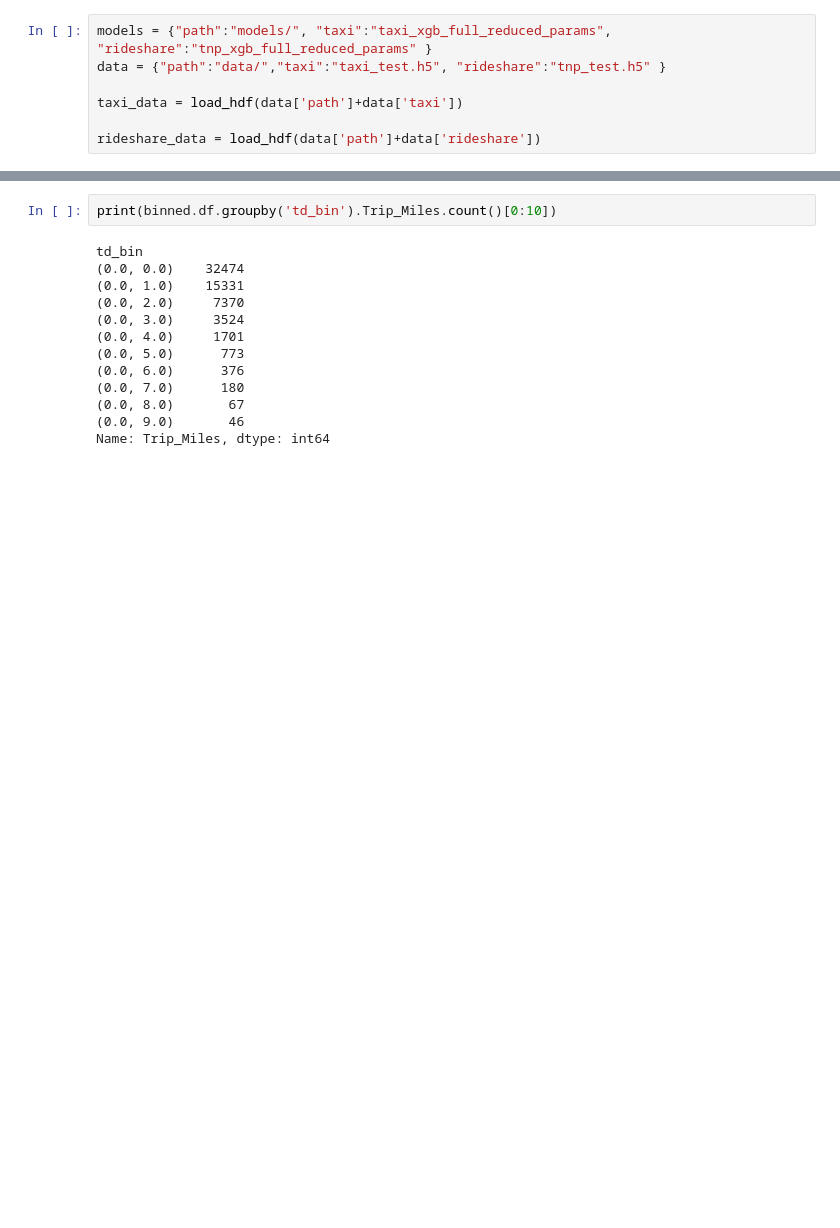
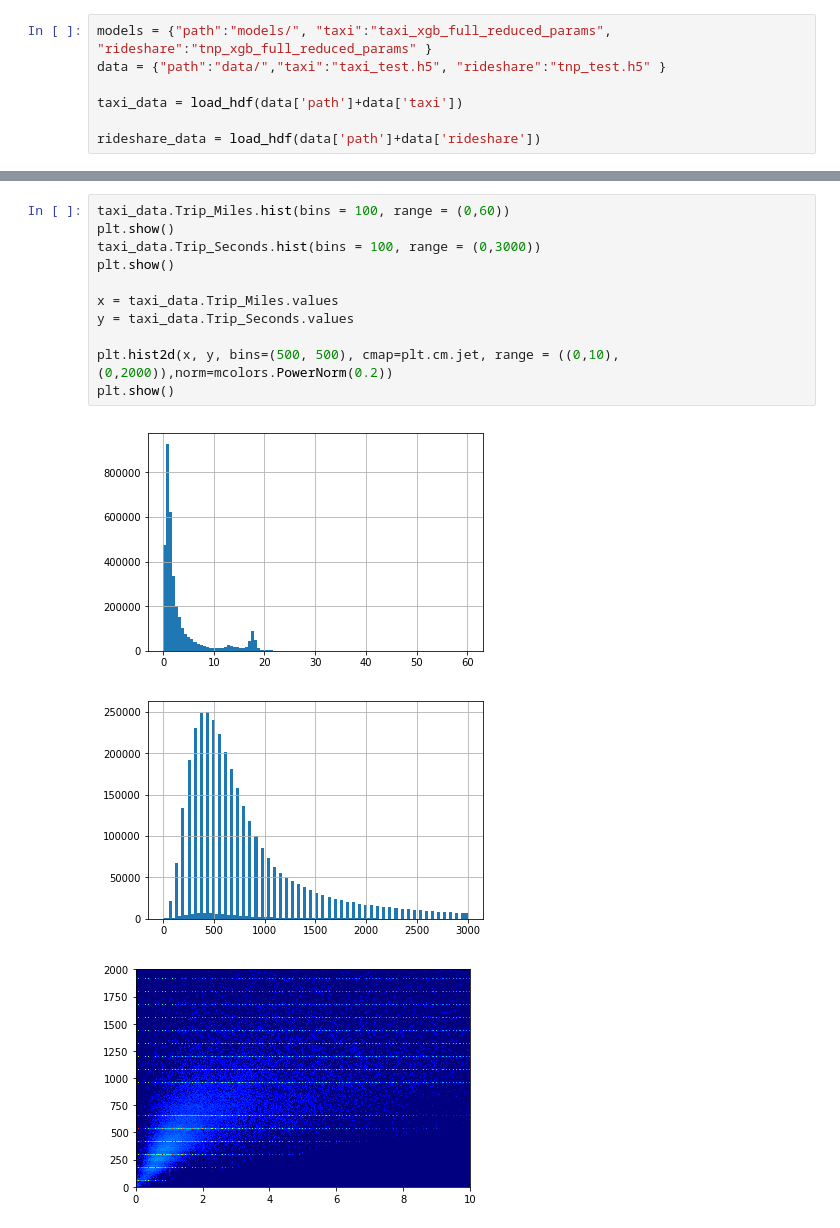
Before and after one commit to isaackod/TNP_taxi_project, a Jupyter notebook: Refactoring.ipynb, the cells around one changed output, grey strips where cells are left out. Cells and saved outputs as stored; diff of their text form; blank space fills up the shorter version.

```diff
--- a/Refactoring.ipynb
+++ b/Refactoring.ipynb
@@ -104,15 +87,15 @@ Name: Trip_Miles, dtype: int64
-# %%
-print(binned.df.groupby('td_bin').Trip_Miles.count()[0:10])
-# %% [output]
-td_bin
-(0.0, 0.0)    32474
-(0.0, 1.0)    15331
-(0.0, 2.0)     7370
-(0.0, 3.0)     3524
-(0.0, 4.0)     1701
-(0.0, 5.0)      773
-(0.0, 6.0)      376
-(0.0, 7.0)      180
-(0.0, 8.0)       67
-(0.0, 9.0)       46
-Name: Trip_Miles, dtype: int64
+# %%
+taxi_data.Trip_Miles.hist(bins = 100, range = (0,60))
+plt.show()
+taxi_data.Trip_Seconds.hist(bins = 100, range = (0,3000))
+plt.show()
+
+x = taxi_data.Trip_Miles.values
+y = taxi_data.Trip_Seconds.values
+
+plt.hist2d(x, y, bins=(500, 500), cmap=plt.cm.jet, range = ((0,10),(0,2000)),norm=mcolors.PowerNorm(0.2))
+plt.show()
+# %% [output]
+[figure, added]
+[figure, added]
+[figure, added]
```
Also changed, not shown: parts of 6 cells of this notebook, 3 other files.
